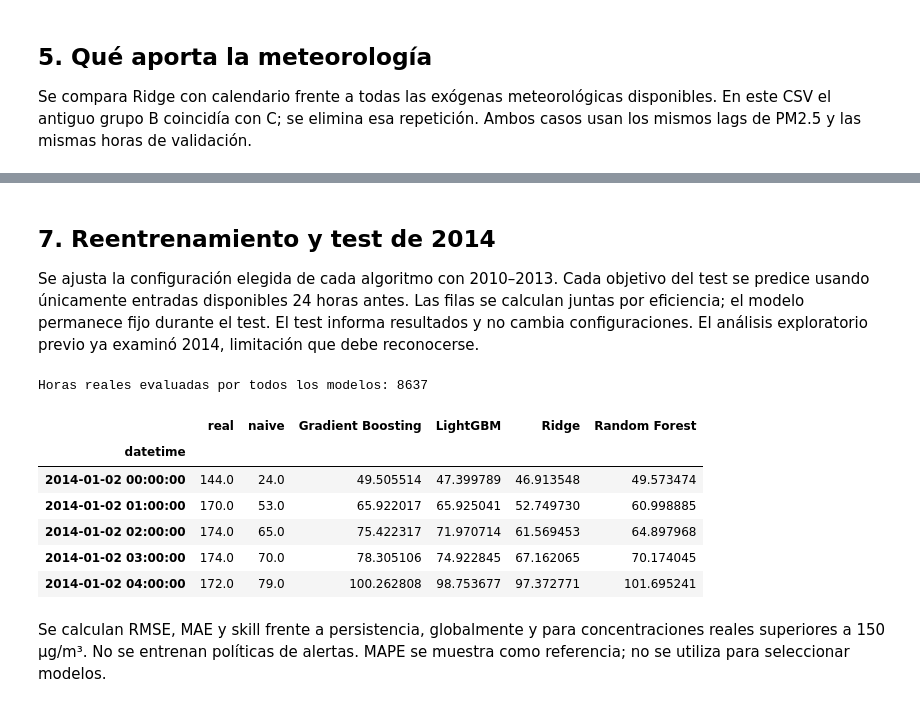
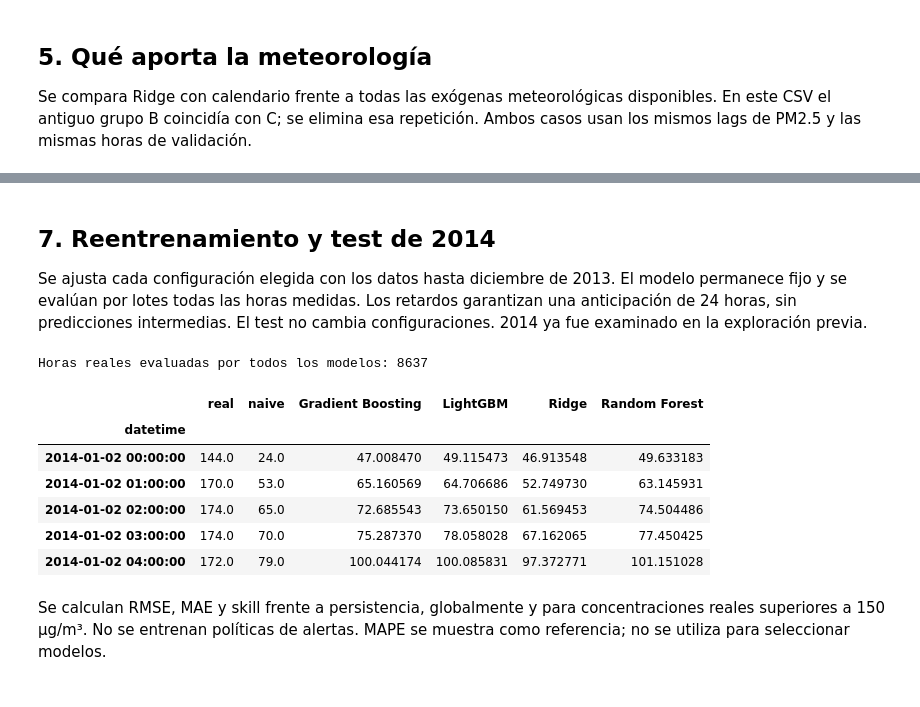
Before and after one commit to AntonioBelloCastro/beijing-air-quality, a Jupyter notebook: notebooks/05_2_modelos_ml.ipynb, the cells around one changed output, grey strips where cells are left out. Saved outputs shown, nothing was run; the diff lists cells and outputs as text; code cells hidden in the pictures.

```diff
--- a/notebooks/05_2_modelos_ml.ipynb
+++ b/notebooks/05_2_modelos_ml.ipynb
@@ -108,7 +107,13 @@ Los huecos de PM2.5 se completan hacia delante; las filas afectadas reciben peso
 # %%
-lags_skforecast = [24, 25, 26, 27, 30, 36, 48]
-filas_afectadas = pm25_imputado.copy()
-for retardo in lags_skforecast:
-    filas_afectadas = filas_afectadas | pm25_imputado.shift(retardo, fill_value=False)
-print('Lags de skforecast:', lags_skforecast)
-print('Ejemplos afectados por imputacion:', int(filas_afectadas.sum()))
+retardos_origen = [0, 1, 2, 3, 6, 12, 24]
+
+def crear_forecaster(modelo, h=H):
+    lags = [h + retardo for retardo in retardos_origen]
+    afectadas = pm25_imputado.copy()
+    for lag in lags:
+        afectadas |= pm25_imputado.shift(lag, fill_value=True)
+    def pesos(index):
+        return (~afectadas.loc[index]).astype(float).to_numpy()
+    return ForecasterDirect(
+        estimator=clone(modelo), steps=1, lags=lags, weight_func=pesos, n_jobs=-1,
+    )
@@ -251,7 +229,7 @@ grupos = {
 }
 aporte_variables = []
 for nombre, columnas in grupos.items():
-    resultado = validar(StandardizedRidge(alpha=100), columnas)
+    resultado = buscar(StandardizedRidge(alpha=100), {}, columnas)
     aporte_variables.append({'variables': nombre, 'RMSE': resultado['RMSE'].mean(),
                             'MAE': resultado['MAE'].mean()})
 aporte_variables = pd.DataFrame(aporte_variables).set_index('variables')
@@ -384,48 +450,37 @@ Modelo elegido en validación: Gradient Boosting
 # %% [markdown]
 ## 7. Reentrenamiento y test de 2014
 
-Se ajusta la configuración elegida de cada algoritmo con 2010–2013.
-Cada objetivo del test se predice usando únicamente entradas disponibles 24 horas antes.
-Las filas se calculan juntas por eficiencia; el modelo permanece fijo durante el test.
-El test informa resultados y no cambia configuraciones. El análisis exploratorio previo
-ya examinó 2014, limitación que debe reconocerse.
+Se ajusta cada configuración elegida con los datos hasta diciembre de 2013.
+El modelo permanece fijo y se evalúan por lotes todas las horas medidas.
+Los retardos garantizan una anticipación de 24 horas, sin predicciones intermedias.
+El test no cambia configuraciones. 2014 ya fue examinado en la exploración previa.
 # %%
-y_train_final = y_sf.loc[:'2013-12-31 23:00:00']
-exog_train_final = exog_sf.loc[y_train_final.index]
-primer_objetivo_test = pd.Timestamp('2014-01-01') + pd.Timedelta(hours=H)
-indice_test = y_sf.loc[primer_objetivo_test:'2014-12-31 23:00:00'].index
-
-predicciones = pd.DataFrame(index=indice_test)
-predicciones['real'] = df['pm2.5'].loc[indice_test]
-predicciones['naive'] = y_sf.shift(H).loc[indice_test]
-modelos_finales = {}
-for _, fila in mejores.iterrows():
-    nombre = fila['modelo']
-    modelo = candidatos[nombre][fila['configuracion']]
-    forecaster = crear_forecaster(modelo)
-    with threadpool_limits(limits=2):
-        forecaster.fit(y=y_train_final, exog=exog_train_final)
-    pred = pronosticar_24h(
-        forecaster,
-        indice_test,
-        list(exog_sf.columns),
-    ).clip(lower=0)
-    modelos_finales[nombre] = forecaster
-    predicciones[nombre] = pred
-
-predicciones = predicciones.loc[~pm25_imputado.loc[predicciones.index]]
+inicio_test = pd.Timestamp('2014-01-01') + pd.Timedelta(hours=H)
+fin_test = '2014-12-31 23:00:00'
+indice_test = y_sf.loc[inicio_test:fin_test].index
+indice_test = indice_test[~pm25_imputado.loc[indice_test].to_numpy()]
+predicciones = pd.DataFrame({
+    'real': df['pm2.5'].loc[indice_test],
+    'naive': y_sf.shift(H).loc[indice_test],
+})
+modelos_finales = {
+    fila['modelo']: clone(modelos[fila['modelo']]).set_params(**fila['params'])
+    for _, fila in mejores.iterrows()
+}
+for nombre, modelo in modelos_finales.items():
+    predicciones[nombre] = predecir(modelo, H, exog_sf, inicio_test, fin_test).loc[indice_test]
 y_test = predicciones['real']
 print('Horas reales evaluadas por todos los modelos:', len(predicciones))
 predicciones.head()
 # %% [output]
 Horas reales evaluadas por todos los modelos: 8637
 |  | real | naive | Gradient Boosting | LightGBM | Ridge | Random Forest |
 | datetime |  |  |  |  |  |  |
-| 2014-01-02 00:00:00 | 144.0 | 24.0 | 49.505514 | 47.399789 | 46.913548 | 49.573474 |
-| 2014-01-02 01:00:00 | 170.0 | 53.0 | 65.922017 | 65.925041 | 52.749730 | 60.998885 |
-| 2014-01-02 02:00:00 | 174.0 | 65.0 | 75.422317 | 71.970714 | 61.569453 | 64.897968 |
-| 2014-01-02 03:00:00 | 174.0 | 70.0 | 78.305106 | 74.922845 | 67.162065 | 70.174045 |
-| 2014-01-02 04:00:00 | 172.0 | 79.0 | 100.262808 | 98.753677 | 97.372771 | 101.695241 |
+| 2014-01-02 00:00:00 | 144.0 | 24.0 | 47.008470 | 49.115473 | 46.913548 | 49.633183 |
+| 2014-01-02 01:00:00 | 170.0 | 53.0 | 65.160569 | 64.706686 | 52.749730 | 63.145931 |
+| 2014-01-02 02:00:00 | 174.0 | 65.0 | 72.685543 | 73.650150 | 61.569453 | 74.504486 |
+| 2014-01-02 03:00:00 | 174.0 | 70.0 | 75.287370 | 78.058028 | 67.162065 | 77.450425 |
+| 2014-01-02 04:00:00 | 172.0 | 79.0 | 100.044174 | 100.085831 | 97.372771 | 101.151028 |
 # %% [markdown]
 Se calculan RMSE, MAE y skill frente a persistencia, globalmente y para
 concentraciones reales superiores a 150 µg/m³. No se entrenan políticas de alertas.
```
Also changed, not shown: parts of 15 cells of this notebook.
